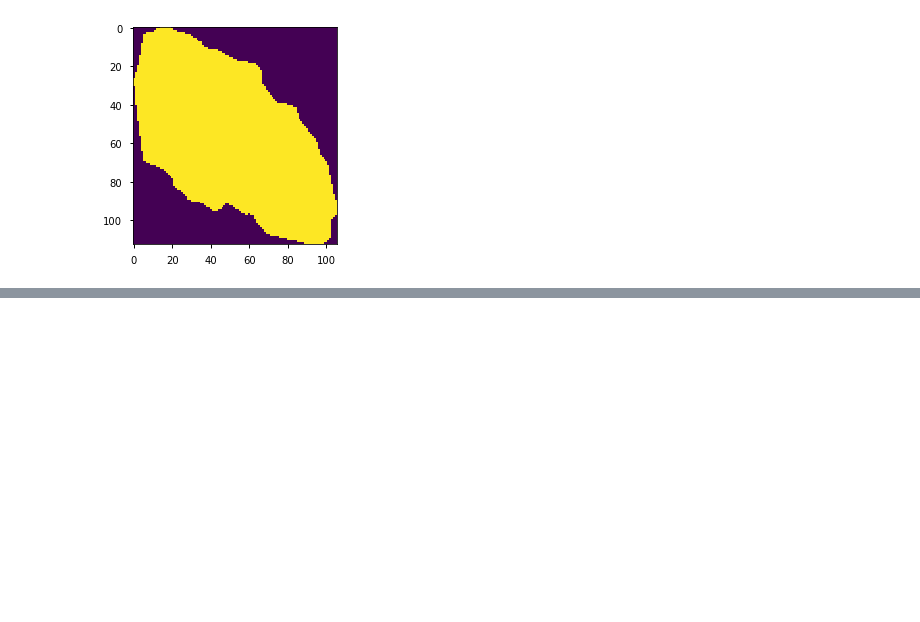
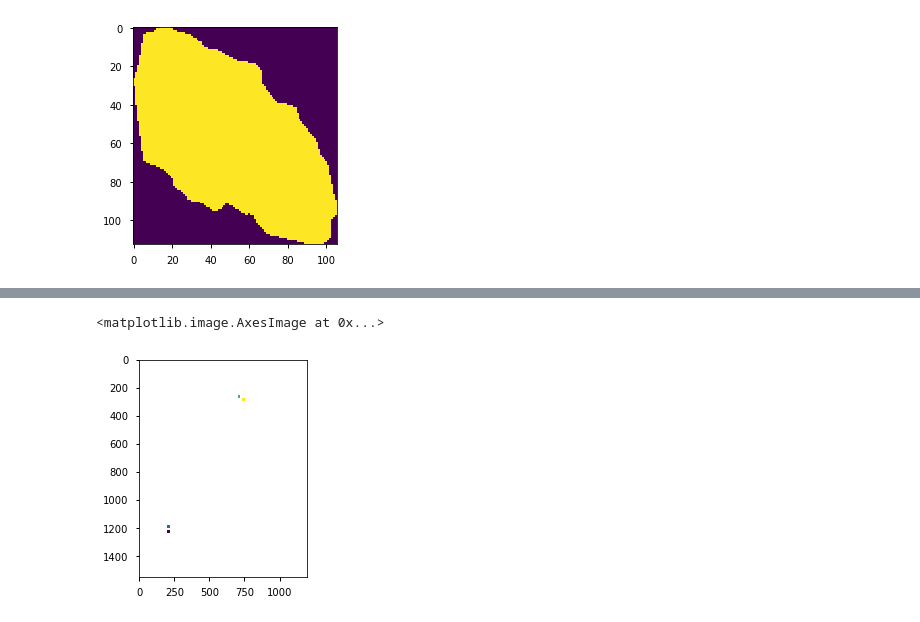
Before and after one commit to kmunve/APS, a Jupyter notebook: aps/notebooks/meps_det_pp_1km.ipynb, the cells around one changed output, grey strips where cells are left out. Cells and saved outputs as stored; diff of their text form; code cells hidden in the pictures; blank space fills up the shorter version.

```diff
--- a/aps/notebooks/meps_det_pp_1km.ipynb
+++ b/aps/notebooks/meps_det_pp_1km.ipynb
@@ -193,0 +230,6 @@ plt.imshow(_regions, vmin=3000, vmax=3050)
+# %%
+_local = _vr.variables["LokalOmr_2018"][:]
+plt.imshow(_local)
+# %% [output]
+<matplotlib.image.AxesImage at 0x...>
+[figure, added]
```
Also changed, not shown: parts of 8 cells of this notebook, 4 other files.
